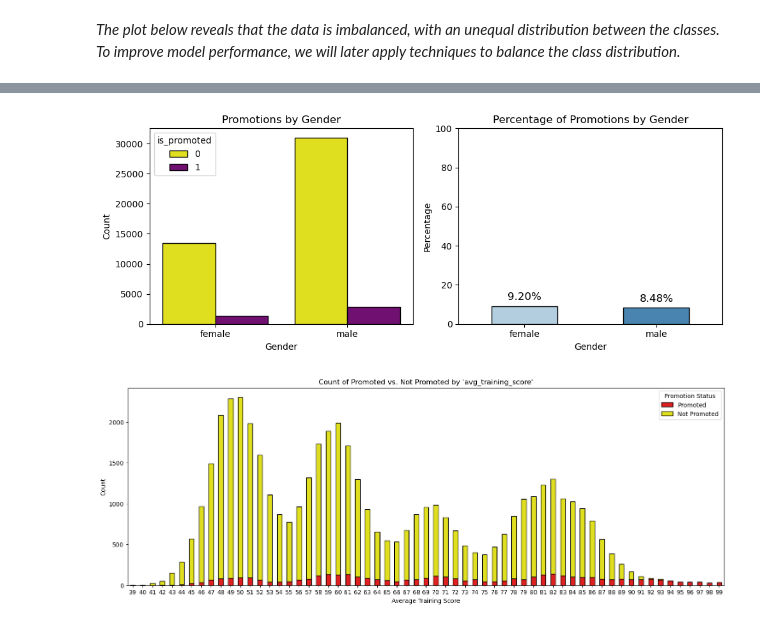
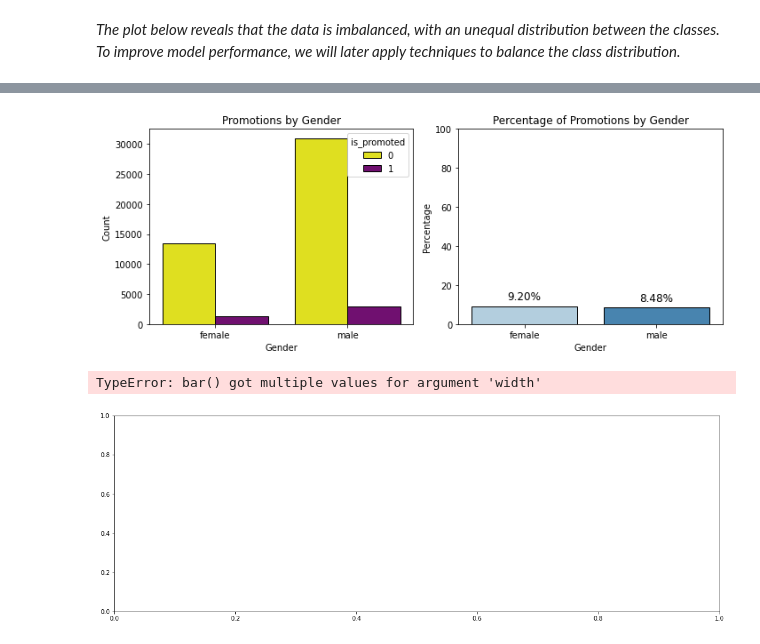
Before and after one commit to NoaAmichai/HR-Analytics, a Jupyter notebook: HR Analytics.ipynb, the cells around one changed output, grey strips where cells are left out. Saved outputs shown, nothing was run; the diff lists cells and outputs as text; code cells hidden in the pictures.

```diff
--- a/HR Analytics.ipynb
+++ b/HR Analytics.ipynb
@@ -136,7 +148,7 @@ gender_promotion_count = df.groupby('gender')['is_promoted'].value_counts().unst
 promotion_percentages = gender_promotion_count[1] / (gender_promotion_count[1] + gender_promotion_count[0]) * 100
 
 # Plot a bar chart
-sns.barplot(x=promotion_percentages.index, y=promotion_percentages.values, ax=axes[1],palette="Blues", width=0.5,linewidth=1, edgecolor="black")
+sns.barplot(x=promotion_percentages.index, y=promotion_percentages.values, ax=axes[1],palette="Blues",linewidth=1, edgecolor="black")
 axes[1].set_title("Percentage of Promotions by Gender")
 axes[1].set_xlabel("Gender")
 axes[1].set_ylabel("Percentage")
@@ -152,21 +164,22 @@ plt.tight_layout()
 # Show the plot
 plt.show()
 # %% [output]
-[figure, old version]
+[figure, new version]
 # %%
 plt.figure(figsize=(18, 6))
 
 score_counts = df.groupby(['avg_training_score', 'is_promoted'])['is_promoted'].count().unstack().fillna(0)
 
-sns.barplot(data=score_counts.reset_index(), x='avg_training_score', y=1, color='red', label='Promoted', width=0.5,linewidth=1, edgecolor="black")
-sns.barplot(data=score_counts.reset_index(), x='avg_training_score', y=0, color='yellow', bottom=score_counts[1], label='Not Promoted', width=0.5,linewidth=1, edgecolor="black")
+sns.barplot(data=score_counts.reset_index(), x='avg_training_score', y=1, color='red', label='Promoted',linewidth=1, edgecolor="black")
+sns.barplot(data=score_counts.reset_index(), x='avg_training_score', y=0, color='yellow', bottom=score_counts[1], label='Not Promoted',linewidth=1, edgecolor="black")
 plt.title("Count of Promoted vs. Not Promoted by 'avg_training_score'")
 plt.xlabel("Average Training Score")
 plt.ylabel("Count")
 plt.legend(title="Promotion Status")
 plt.show()
 # %% [output]
+TypeError: bar() got multiple values for argument 'width'
-[figure, old version]
+[figure, new version]
 # %%
 # Group the data by 'avg_training_score' and calculate the percentage of promotions
 score_promotion_percentage = df.groupby('avg_training_score')['is_promoted'].mean() * 100
```
Also changed, not shown: parts of 24 cells of this notebook, 2 other files.
